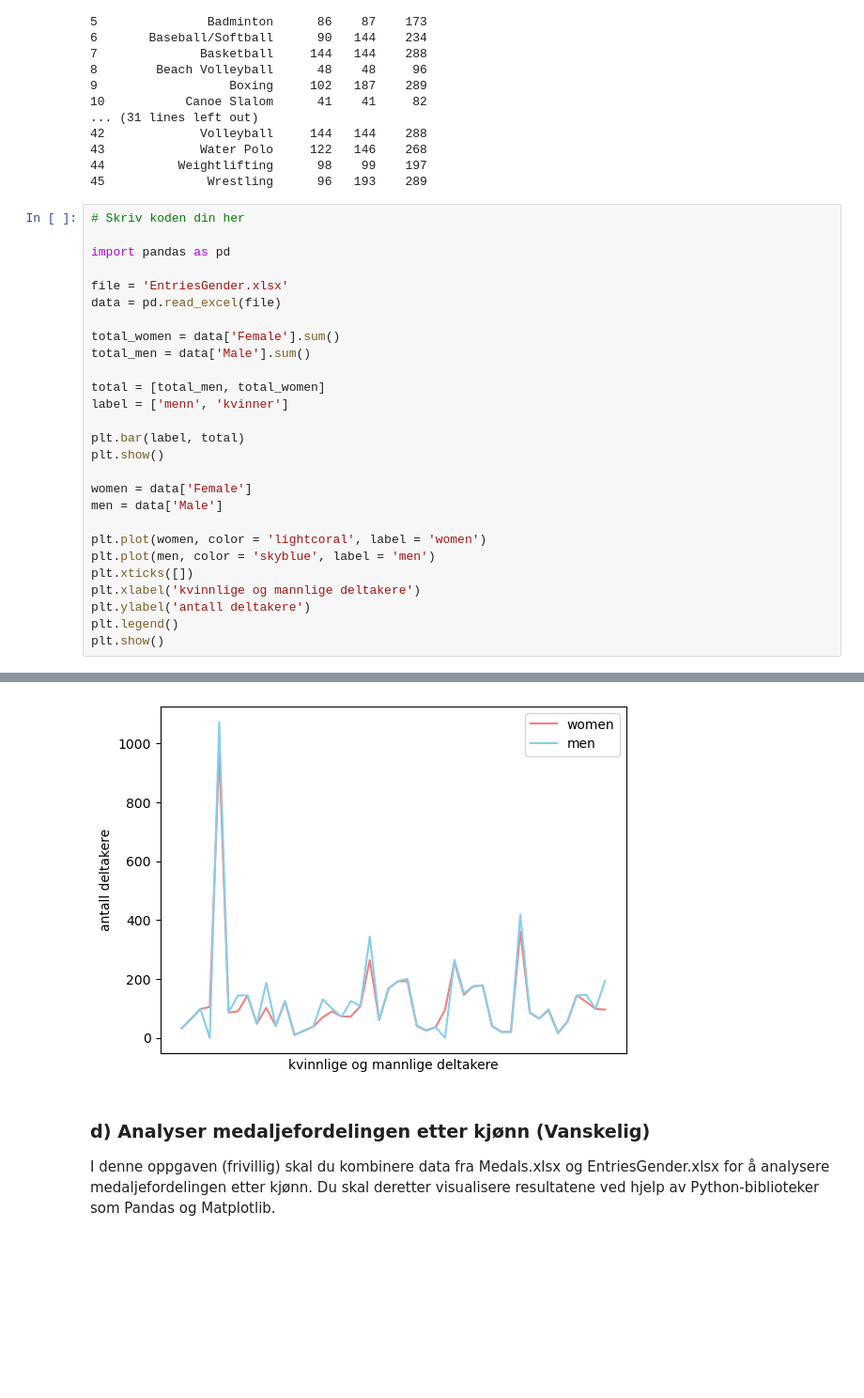
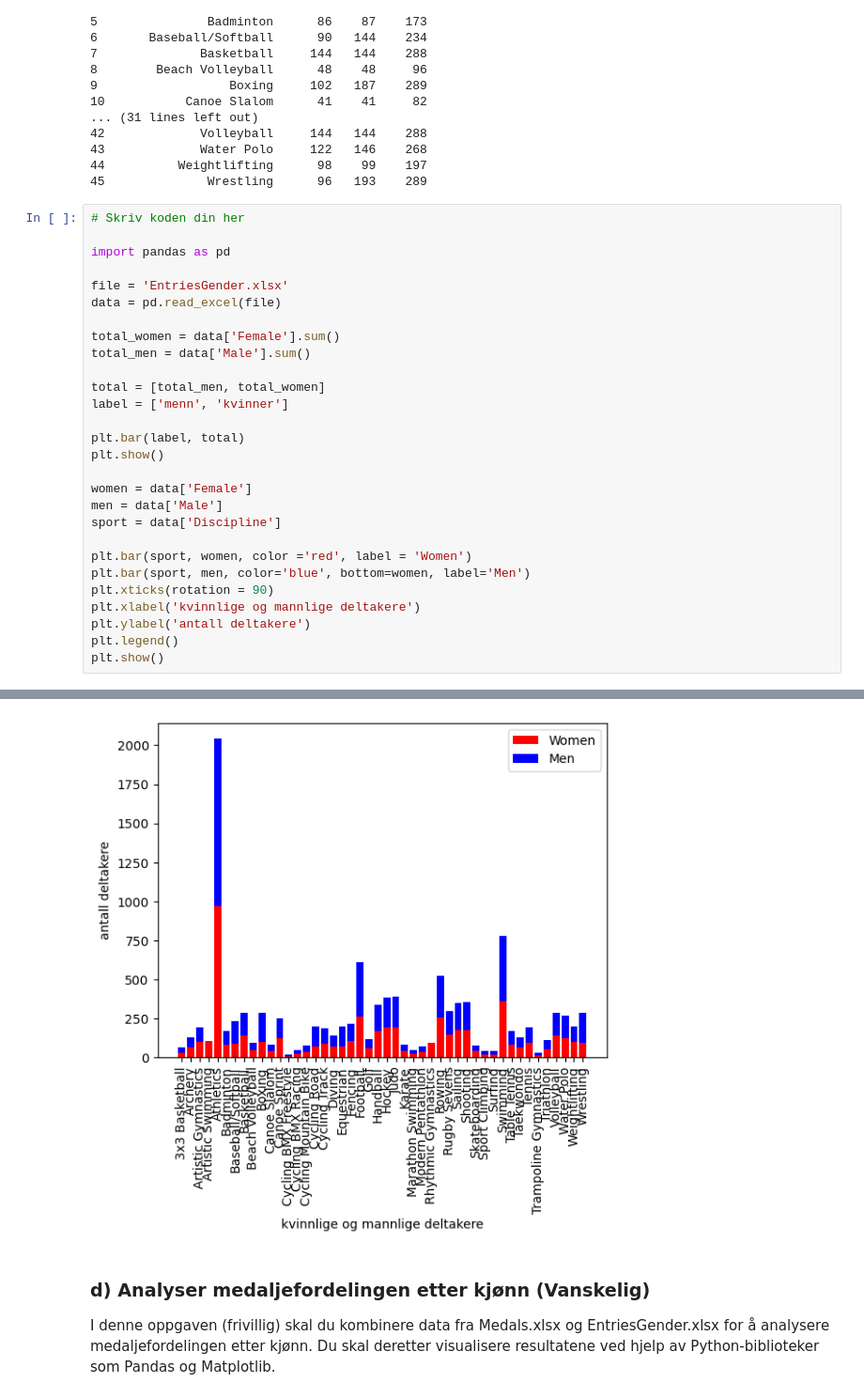
Before and after one commit to mxnilsen/TDT4114, a Jupyter notebook: 1_numpy_matplotlib.ipynb, the cells around one changed output, grey strips where cells are left out. Shown at 94% size. Cells and saved outputs as stored; diff of their text form; blank space fills up the shorter version.

```diff
--- a/1_numpy_matplotlib.ipynb
+++ b/1_numpy_matplotlib.ipynb
@@ -111,33 +112,34 @@ print(data)
 # %%
 # Skriv koden din her
 
 import pandas as pd
 
 file = 'EntriesGender.xlsx'
 data = pd.read_excel(file)
 
 total_women = data['Female'].sum()
 total_men = data['Male'].sum()
 
 total = [total_men, total_women]
 label = ['menn', 'kvinner']
 
 plt.bar(label, total)
 plt.show()
 
 women = data['Female']
 men = data['Male']
+sport = data['Discipline']
 
-plt.plot(women, color = 'lightcoral', label = 'women')
-plt.plot(men, color = 'skyblue', label = 'men')
-plt.xticks([])
+plt.bar(sport, women, color ='red', label = 'Women')
+plt.bar(sport, men, color='blue', bottom=women, label='Men')
+plt.xticks(rotation = 90)
 plt.xlabel('kvinnlige og mannlige deltakere')
 plt.ylabel('antall deltakere')
 plt.legend()
 plt.show()
 # %% [output]
 [figure]
-[figure, old version]
+[figure, new version]
 # %% [markdown]
 ### d) Analyser medaljefordelingen etter kjønn (Vanskelig)
 
```
Also changed, not shown: parts of 1 cell of this notebook.
